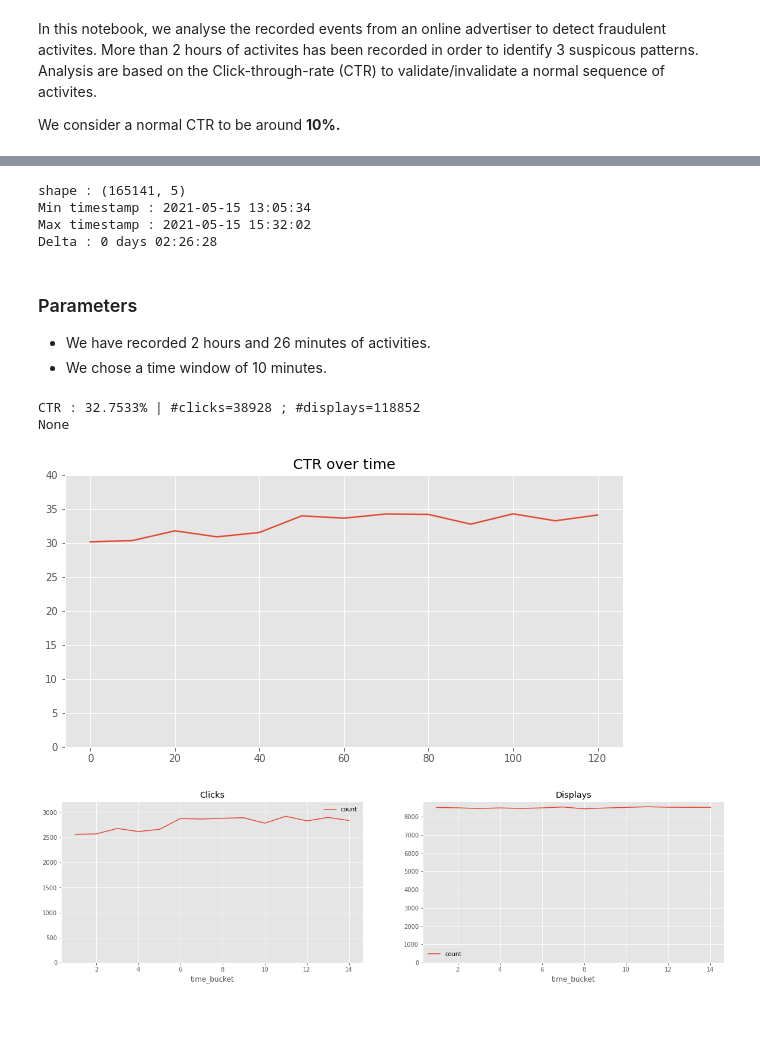
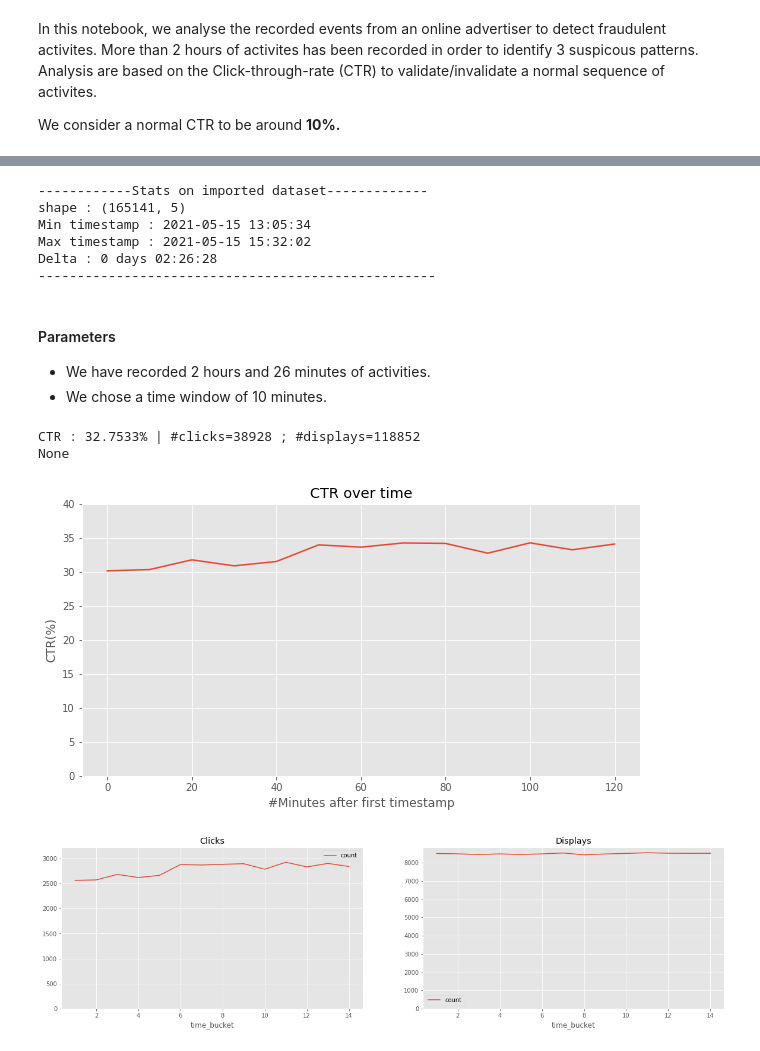
Before and after one commit to vesran/AdFraud-detector, a Jupyter notebook: analysis/Analysis.ipynb, the cells around one changed output, grey strips where cells are left out. Drawn from its saved outputs; the diff is of its cells as text; code cells hidden in the pictures; blank space fills up the shorter version.

```diff
--- a/analysis/Analysis.ipynb
+++ b/analysis/Analysis.ipynb
@@ -42,43 +46,61 @@ def read_file(filename):
             data[col].append(dline[col])
     return data
 
-data = read_file(filename)
-df = pd.DataFrame(data)
+def import_data(filename):
+    data = read_file(filename)
+    df = pd.DataFrame(data)
 
-# handle dates
-df["timestamp"] = df['timestamp'].apply(lambda x: datetime.fromtimestamp(x).strftime("%Y-%m-%d %H-%M-%S"))
-df['timestamp'] = pd.to_datetime(df['timestamp'], format='%Y-%m-%d %H-%M-%S')
+    # handle dates
+    df["timestamp"] = df['timestamp'].apply(lambda x: datetime.fromtimestamp(x).strftime("%Y-%m-%d %H-%M-%S"))
+    df['timestamp'] = pd.to_datetime(df['timestamp'], format='%Y-%m-%d %H-%M-%S')
 
-# Min max date
-print(f"shape : {df.shape}")
-min_time = df.timestamp.min()
-max_time = df.timestamp.max()
-num_mins = (max_time - min_time).total_seconds() / 60.0
+    # Print stats
+    # Min max date
+    print('------------Stats on imported dataset-------------')
+    print(f"shape : {df.shape}")
+    min_time = df.timestamp.min()
+    max_time = df.timestamp.max()
+    num_mins = (max_time - min_time).total_seconds() / 60.0
 
-print(f"Min timestamp : {min_time}")
-print(f"Max timestamp : {max_time}")
-print(f'Delta : {max_time - min_time}')
+    print(f"Min timestamp : {min_time}")
+    print(f"Max timestamp : {max_time}")
+    print(f'Delta : {max_time - min_time}')
+    print('---------------------------------------------------')
+
+    return df
+
+df = import_data(filename)
 # %% [output]
+------------Stats on imported dataset-------------
 shape : (165141, 5)
 Min timestamp : 2021-05-15 13:05:34
 Max timestamp : 2021-05-15 15:32:02
 Delta : 0 days 02:26:28
+---------------------------------------------------
 # %% [markdown]
-### Parameters
+#### Parameters
 
 * We have recorded 2 hours and 26 minutes of activities.
 * We chose a time window of 10 minutes.
+# %%
+WINDOW_SIZE = 10
 # %%
-delta = timedelta(minutes=10)  # Window size in minutes
-start_time = min_time
-end_time = min_time + delta
-bins = [0]
-while start_time < max_time:
-    bins.append((end_time-min_time).total_seconds())
-    start_time += delta
-    end_time += delta
-df['time_bucket'] = df.timestamp.apply(lambda x: np.digitize((x-min_time).total_seconds(), bins))
-df = df[df['time_bucket'] != df.time_bucket.max()].copy()
+def apply_windowing(df, num_min=10):
+    min_time = df.timestamp.min()
+    max_time = df.timestamp.max()
+    delta = timedelta(minutes=num_min)  # Window size in minutes
+    start_time = min_time
+    end_time = min_time + delta
+    bins = [0]
+    while start_time < max_time:
+        bins.append((end_time-min_time).total_seconds())
+        start_time += delta
+        end_time += delta
+    df['time_bucket'] = df.timestamp.apply(lambda x: np.digitize((x-min_time).total_seconds(), bins))
+    df = df[df['time_bucket'] != df.time_bucket.max()].copy()
+    return df
+
+df = apply_windowing(df, num_min=WINDOW_SIZE)
 # %%
 def CTR(df, returned=False, silent=False, meta=False):
     num_clicks = (df['eventType'] == 'click').sum()
@@ -91,35 +113,37 @@ def CTR(df, returned=False, silent=False, meta=False):
     if returned:
         return ctr
 
 
 def CTR_by_window(df, window_size, plot=True):
     delta = timedelta(minutes=window_size)
     start_time = df.timestamp.min()
     end_time = start_time + delta
     max_time = df.timestamp.max()
     ctrs, clicks, displays =  [], [], []
     while end_time < max_time:
         chunk_df = df[(df.timestamp < end_time) & (df.timestamp > start_time)]
         ctr, num_clicks, num_displays = CTR(chunk_df, returned=True, silent=True, meta=True)
         start_time += delta
         end_time += delta
         ctrs.append(ctr)
         clicks.append(num_clicks)
         displays.append(num_displays)
     if plot:
         _, ax = plt.subplots(1, 1, figsize=(10, 5))
         ax.plot(range(0, len(ctrs)*window_size, window_size), ctrs)
         ax.set_ylim(0, 40)
-        ax.set_title('CTR over time');
+        ax.set_title('CTR over time')
+        ax.set_ylabel('CTR(%)')
+        ax.set_xlabel('#Minutes after first timestamp');
     else:
         return ctrs, clicks, displays
 
 _ = print(CTR(df))
 CTR_by_window(df, 10);
 # %% [output]
 CTR : 32.7533% | #clicks=38928 ; #displays=118852
 None
-[figure, old version]
+[figure, new version]
 # %%
 def plot_click_display(df):
     type_counts = df.groupby(['time_bucket', 'eventType']).count().reset_index()[['time_bucket', 'eventType', 'uid']].rename({'uid': 'count'}, axis=1)
```
Also changed, not shown: parts of 31 cells of this notebook.
